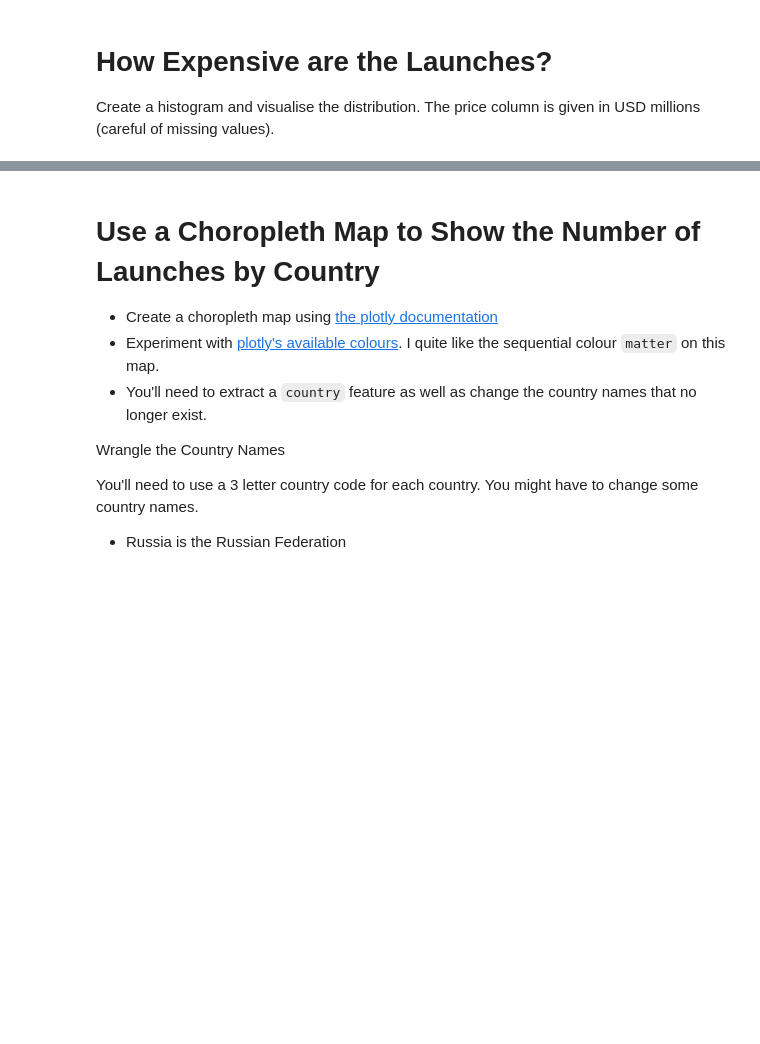
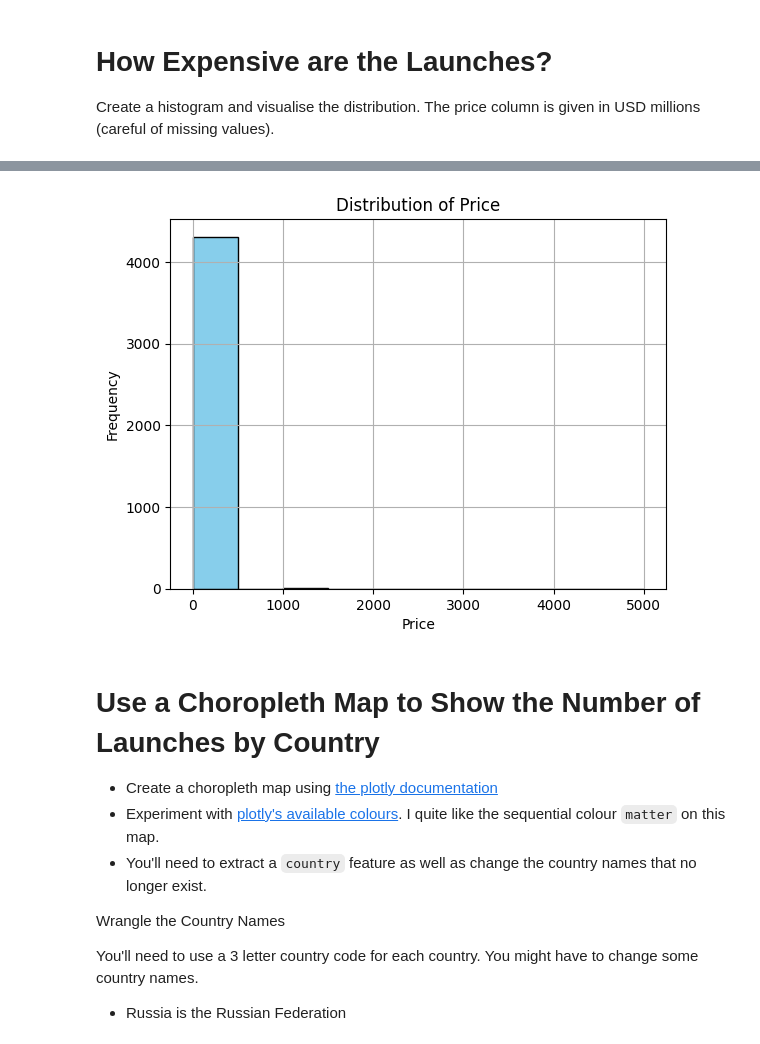
Before and after one commit to wdelugar/AnalysticsAndVisuals, a Jupyter notebook: Space_Missions_Analysis.ipynb, the cells around one changed output, grey strips where cells are left out. Cells and saved outputs as stored; diff of their text form; code cells hidden in the pictures; blank space fills up the shorter version.

```diff
--- a/Space_Missions_Analysis.ipynb
+++ b/Space_Missions_Analysis.ipynb
@@ -196,0 +182,4 @@ plt.show()
+# %%
+df_data['Price'] = df_data['Price'].fillna(0)
+df_data['Price'] = df_data['Price'].astype(float)
+df_data.head()
@@ -197,3 +193,12 @@ plt.show()
+# %%
+hist = df_data['Price'].hist(bins=10, color='skyblue', edgecolor='black')
+plt.xlabel('Price (USD millions')
+plt.title('Distribution of Price')
+plt.xlabel('Price')
+plt.ylabel('Frequency')
+plt.show()
+# %% [output]
+[figure, added]
 # %% [markdown]
 # Use a Choropleth Map to Show the Number of Launches by Country
 
```
Also changed, not shown: parts of 21 cells of this notebook.
